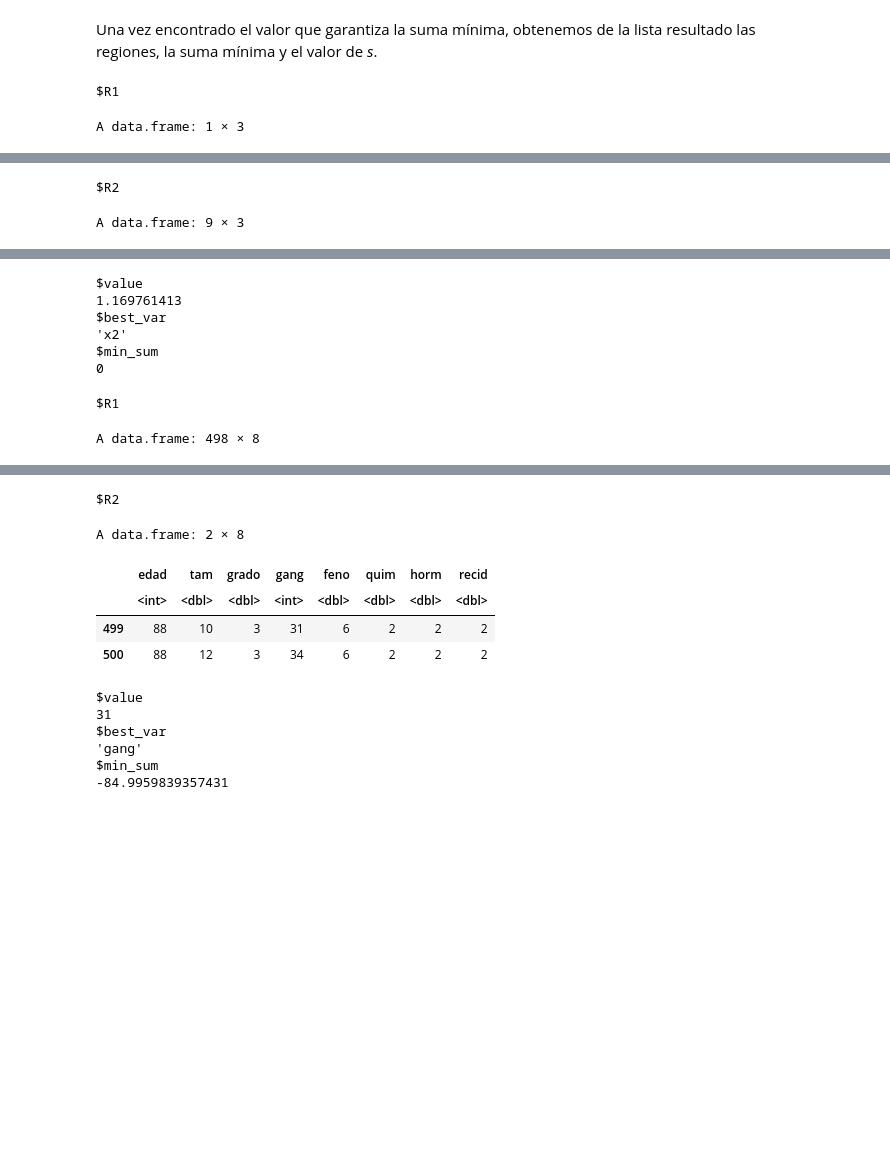
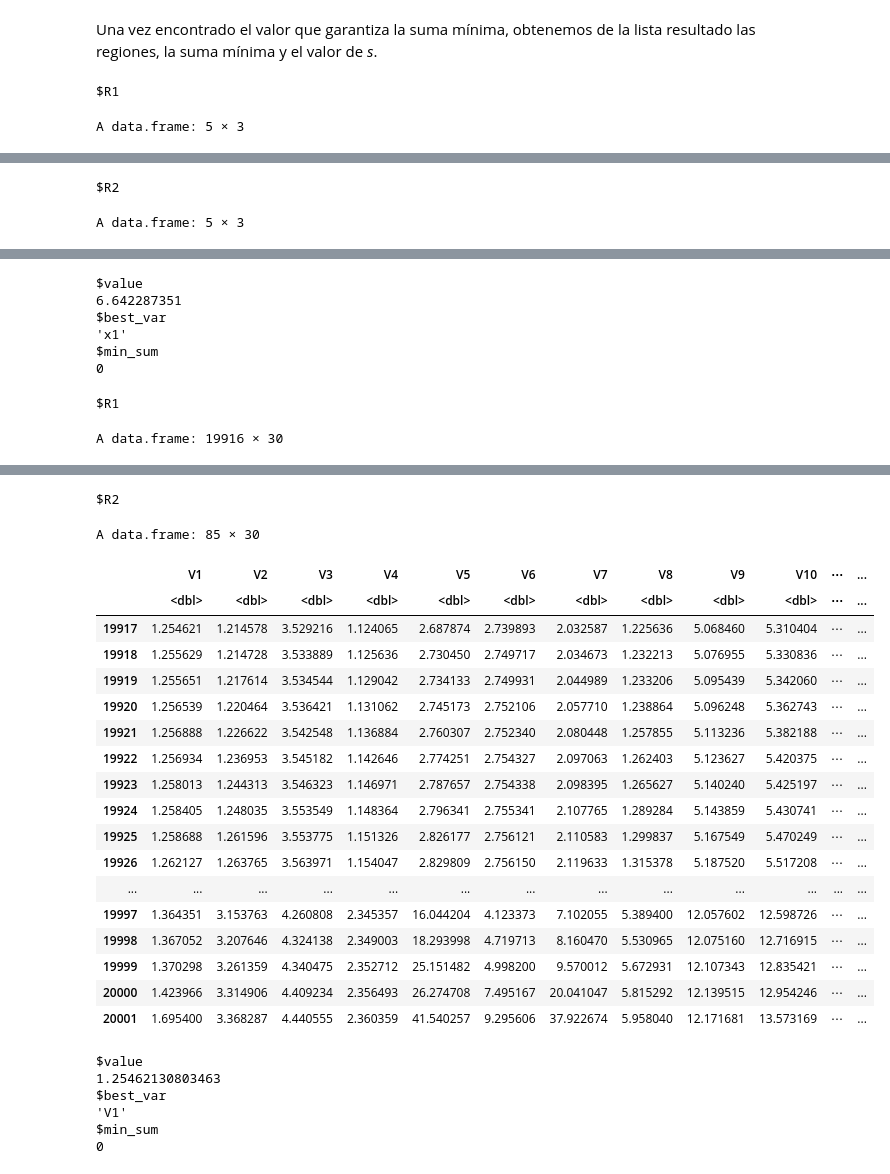
Before and after one commit to MAngelGC/CART-Splitting, a Jupyter notebook: CARTSplitting.ipynb, the cells around one changed output, grey strips where cells are left out. Cells and saved outputs as stored; diff of their text form; code cells hidden in the pictures; blank space fills up the shorter version.

Commit message:
added LFS + datasets + modified algorithm

```diff
--- a/CARTSplitting.ipynb
+++ b/CARTSplitting.ipynb
@@ -65,23 +16,32 @@ A data.frame: 500 × 8
+# %%
+library(tidyverse)
+df <- read.csv("./datasets/datos.csv")
+creditcard_2023 <- read.csv("./datasets/creditcard_2023.csv")
+creditcard_test <- read.csv("./datasets/creditcard_test.csv")
+creditcard_test <- creditcard_test[, -1]
+cd_size <- dim(creditcard_2023)[1] / 4
+creditcard_2023 <- creditcard_2023[, -1]
+creditcard_2023
+df
 # %% [markdown]
 Posteriormente, creamos la función que implementa el algoritmo en cuestión.
 # %%
 cart_splitting <- function(data, class_variable,
                            verbose = FALSE) {
+  data <- data.frame(lapply(data, sort))
   data_size <- dim(data)[1]
   min_global_sum <- Inf
-  vars <- names(data[, unlist(lapply(data, is.numeric))])
+  varnames <- names(data)[names(data) != class_variable]
   best_var <- NA
   best_s <- Inf
-  vars_size <- length(vars)
-  for (var in vars[1:vars_size - 1]) {
+  for (var in varnames) {
     min_sum <- Inf
-    aux_data <- data[order(data[[var]]), ]
     for (i in 2:(data_size - 1)) {
-      aux_s <- aux_data[[var]][i]
-      y_vector_r1 <- aux_data[[class_variable]][aux_data[[var]] < aux_s]
-      y_vector_r2 <- aux_data[[class_variable]][aux_data[[var]] >= aux_s]
-      aux_sum <- sum(y_vector_r1 - mean(y_vector_r1)^2)
-      + sum(y_vector_r2 - mean(y_vector_r2)^2)
+      aux_s <- data[[var]][i]
+      y_vector_r1 <- data[[class_variable]][data[[var]] < aux_s]
+      y_vector_r2 <- data[[class_variable]][data[[var]] >= aux_s]
+      aux_sum <- sum((y_vector_r1 - mean(y_vector_r1))^2)
+      + sum((y_vector_r2 - mean(y_vector_r2))^2)
 
       if (aux_sum <= min_sum) {
         min_sum <- aux_sum
@@ -89,19 +49,21 @@ cart_splitting <- function(data, class_variable,
       }
       if (verbose) {
         print(sprintf("Variable: %f; Valor: %f; Suma mínima: %f", aux_s,
-                      aux_data[[class_variable]][aux_data[[var]] == aux_s],
+                      data[[class_variable]][data[[var]] == aux_s],
                       aux_sum))
       }
     }
-    if (min_sum <= min_global_sum) {
+    if (min_sum < min_global_sum) {
       min_global_sum <- min_sum
       best_s <- s
       best_var <- var
     }
+    if (min_global_sum == 0) {
+      break
+    }
   }
   r1 <- data[data[[best_var]] < best_s, ]
   r2 <- data[data[[best_var]] >= best_s, ]
-  data <- data[order(data[[best_var]]), ]
   return(list(R1 = r1, R2 = r2, value = best_s,
               best_var = best_var, min_sum = min_global_sum))
 }
@@ -109,11 +71,11 @@ cart_splitting <- function(data, class_variable,
 Una vez encontrado el valor que garantiza la suma mínima, obtenemos de la lista resultado las regiones, la suma mínima y el valor de *s*.
 # %%
 split_df <- cart_splitting(df, "y")
-split_recid_iva <- cart_splitting(recid_iva, "recid")
+split_creditcard_2023 <- cart_splitting(creditcard_2023, "Class")
 split_df
-split_recid_iva
+split_creditcard_2023
 # %% [output]
 $R1
-A data.frame: 1 × 3
+A data.frame: 5 × 3
 |  | x1 | x2 | y |
 |  | <dbl> | <dbl> | <int> |
@@ -121,4 +87,4 @@ A data.frame: 1 × 3
 $R2
-A data.frame: 9 × 3
+A data.frame: 5 × 3
 |  | x1 | x2 | y |
 |  | <dbl> | <dbl> | <int> |
@@ -134,8 +96,8 @@ A data.frame: 9 × 3
 $value
-1.169761413
+6.642287351
 $best_var
-'x2'
+'x1'
 $min_sum
 0
 $R1
-A data.frame: 498 × 8
+A data.frame: 19916 × 30
@@ -160,12 +122,26 @@ A data.frame: 498 × 8
 $R2
-A data.frame: 2 × 8
+A data.frame: 85 × 30
-|  | edad | tam | grado | gang | feno | quim | horm | recid |
-|  | <int> | <dbl> | <dbl> | <int> | <dbl> | <dbl> | <dbl> | <dbl> |
-| 499 | 88 | 10 | 3 | 31 | 6 | 2 | 2 | 2 |
-| 500 | 88 | 12 | 3 | 34 | 6 | 2 | 2 | 2 |
+|  | V1 | V2 | V3 | V4 | V5 | V6 | V7 | V8 | V9 | V10 | ⋯ | ... |
+|  | <dbl> | <dbl> | <dbl> | <dbl> | <dbl> | <dbl> | <dbl> | <dbl> | <dbl> | <dbl> | ⋯ | ... |
+| 19917 | 1.254621 | 1.214578 | 3.529216 | 1.124065 | 2.687874 | 2.739893 | 2.032587 | 1.225636 | 5.068460 | 5.310404 | ⋯ | ... |
+| 19918 | 1.255629 | 1.214728 | 3.533889 | 1.125636 | 2.730450 | 2.749717 | 2.034673 | 1.232213 | 5.076955 | 5.330836 | ⋯ | ... |
+| 19919 | 1.255651 | 1.217614 | 3.534544 | 1.129042 | 2.734133 | 2.749931 | 2.044989 | 1.233206 | 5.095439 | 5.342060 | ⋯ | ... |
+| 19920 | 1.256539 | 1.220464 | 3.536421 | 1.131062 | 2.745173 | 2.752106 | 2.057710 | 1.238864 | 5.096248 | 5.362743 | ⋯ | ... |
+| 19921 | 1.256888 | 1.226622 | 3.542548 | 1.136884 | 2.760307 | 2.752340 | 2.080448 | 1.257855 | 5.113236 | 5.382188 | ⋯ | ... |
+| 19922 | 1.256934 | 1.236953 | 3.545182 | 1.142646 | 2.774251 | 2.754327 | 2.097063 | 1.262403 | 5.123627 | 5.420375 | ⋯ | ... |
+| 19923 | 1.258013 | 1.244313 | 3.546323 | 1.146971 | 2.787657 | 2.754338 | 2.098395 | 1.265627 | 5.140240 | 5.425197 | ⋯ | ... |
+| 19924 | 1.258405 | 1.248035 | 3.553549 | 1.148364 | 2.796341 | 2.755341 | 2.107765 | 1.289284 | 5.143859 | 5.430741 | ⋯ | ... |
+| 19925 | 1.258688 | 1.261596 | 3.553775 | 1.151326 | 2.826177 | 2.756121 | 2.110583 | 1.299837 | 5.167549 | 5.470249 | ⋯ | ... |
+| 19926 | 1.262127 | 1.263765 | 3.563971 | 1.154047 | 2.829809 | 2.756150 | 2.119633 | 1.315378 | 5.187520 | 5.517208 | ⋯ | ... |
+| ... | ... | ... | ... | ... | ... | ... | ... | ... | ... | ... | ... | ... |
+| 19997 | 1.364351 | 3.153763 | 4.260808 | 2.345357 | 16.044204 | 4.123373 | 7.102055 | 5.389400 | 12.057602 | 12.598726 | ⋯ | ... |
+| 19998 | 1.367052 | 3.207646 | 4.324138 | 2.349003 | 18.293998 | 4.719713 | 8.160470 | 5.530965 | 12.075160 | 12.716915 | ⋯ | ... |
+| 19999 | 1.370298 | 3.261359 | 4.340475 | 2.352712 | 25.151482 | 4.998200 | 9.570012 | 5.672931 | 12.107343 | 12.835421 | ⋯ | ... |
+| 20000 | 1.423966 | 3.314906 | 4.409234 | 2.356493 | 26.274708 | 7.495167 | 20.041047 | 5.815292 | 12.139515 | 12.954246 | ⋯ | ... |
+| 20001 | 1.695400 | 3.368287 | 4.440555 | 2.360359 | 41.540257 | 9.295606 | 37.922674 | 5.958040 | 12.171681 | 13.573169 | ⋯ | ... |
 $value
-31
+1.25462130803463
 $best_var
-'gang'
+'V1'
 $min_sum
--84.9959839357431
+0
```
Also changed, not shown: parts of 4 cells of this notebook, 5 other files.
